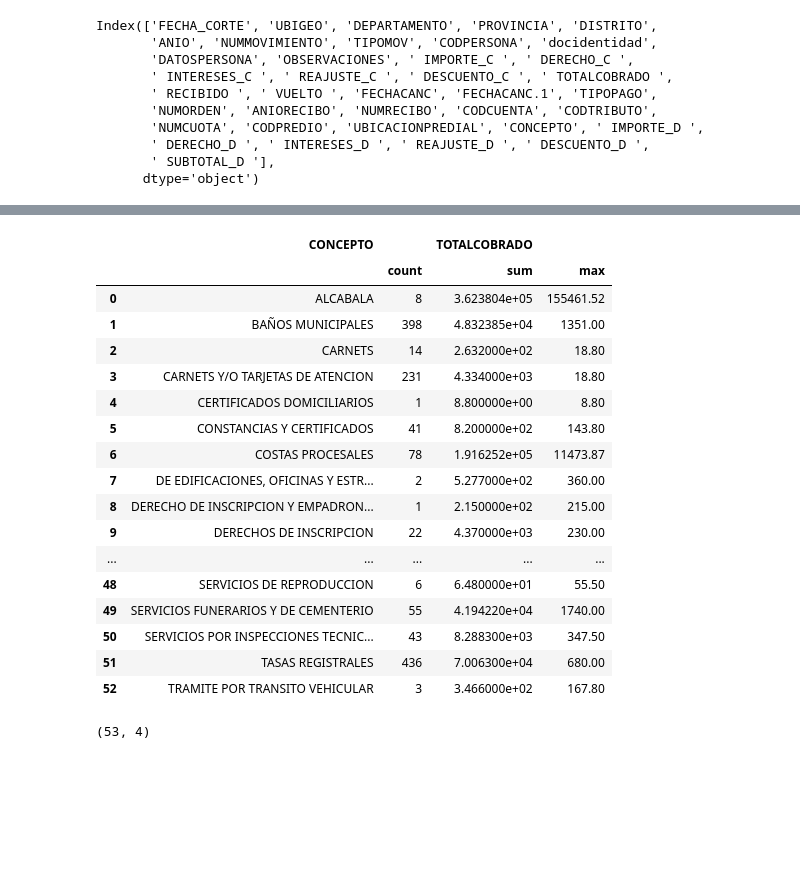
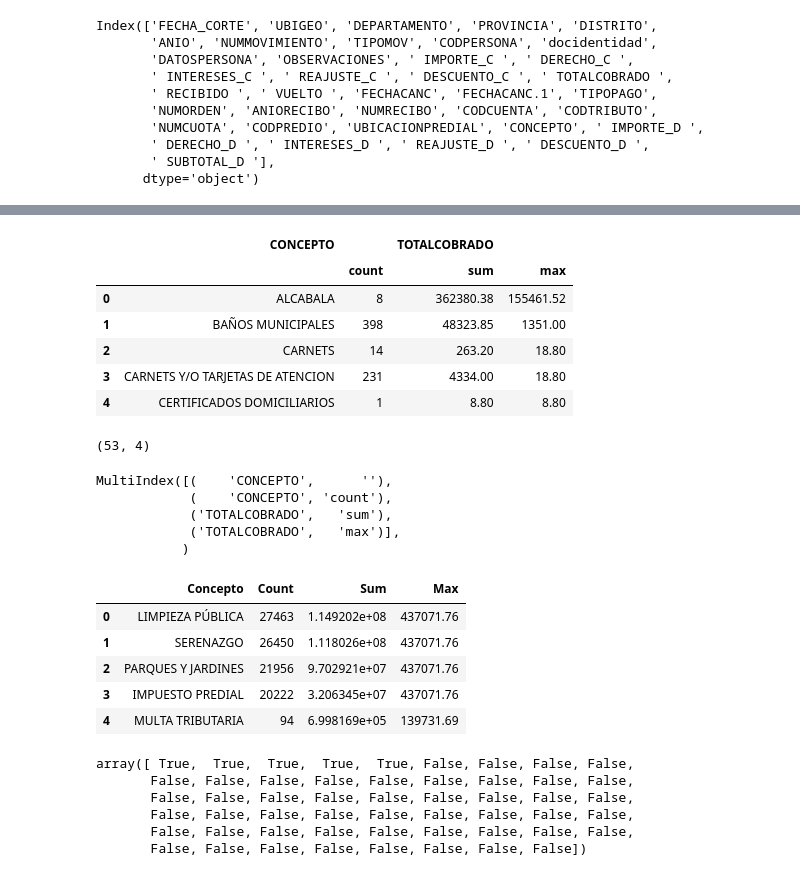
Before and after one commit to CVilaNet/RecaudacionMDP2022, a Jupyter notebook: RecaudacionMDP.ipynb, the cells around one changed output, grey strips where cells are left out. Cells and saved outputs as stored; diff of their text form; code cells hidden in the pictures; blank space fills up the shorter version.

Commit message:
Analyzing data

```diff
--- a/RecaudacionMDP.ipynb
+++ b/RecaudacionMDP.ipynb
@@ -90,28 +90,49 @@ memory usage: 29.5+ MB
 # %%
 dataContepto = df.groupby(['CONCEPTO']).agg({'CONCEPTO':'count',
                                              'TOTALCOBRADO':['sum', 'max']})
 dataContepto = dataContepto.reset_index()
-dataContepto
+dataContepto.head()
 # %% [output]
 |  | CONCEPTO |  | TOTALCOBRADO |  |
 |  |  | count | sum | max |
-| 0 | ALCABALA | 8 | 3.623804e+05 | 155461.52 |
-| 1 | BAÑOS MUNICIPALES | 398 | 4.832385e+04 | 1351.00 |
-| 2 | CARNETS | 14 | 2.632000e+02 | 18.80 |
-| 3 | CARNETS Y/O TARJETAS DE ATENCION | 231 | 4.334000e+03 | 18.80 |
-| 4 | CERTIFICADOS DOMICILIARIOS | 1 | 8.800000e+00 | 8.80 |
-| 5 | CONSTANCIAS Y CERTIFICADOS | 41 | 8.200000e+02 | 143.80 |
-| 6 | COSTAS PROCESALES | 78 | 1.916252e+05 | 11473.87 |
-| 7 | DE EDIFICACIONES, OFICINAS Y ESTR... | 2 | 5.277000e+02 | 360.00 |
-| 8 | DERECHO DE INSCRIPCION Y EMPADRON... | 1 | 2.150000e+02 | 215.00 |
-| 9 | DERECHOS DE INSCRIPCION | 22 | 4.370000e+03 | 230.00 |
-| ... | ... | ... | ... | ... |
-| 48 | SERVICIOS DE REPRODUCCION | 6 | 6.480000e+01 | 55.50 |
-| 49 | SERVICIOS FUNERARIOS Y DE CEMENTERIO | 55 | 4.194220e+04 | 1740.00 |
-| 50 | SERVICIOS POR INSPECCIONES TECNIC... | 43 | 8.288300e+03 | 347.50 |
-| 51 | TASAS REGISTRALES | 436 | 7.006300e+04 | 680.00 |
-| 52 | TRAMITE POR TRANSITO VEHICULAR | 3 | 3.466000e+02 | 167.80 |
+| 0 | ALCABALA | 8 | 362380.38 | 155461.52 |
+| 1 | BAÑOS MUNICIPALES | 398 | 48323.85 | 1351.00 |
+| 2 | CARNETS | 14 | 263.20 | 18.80 |
+| 3 | CARNETS Y/O TARJETAS DE ATENCION | 231 | 4334.00 | 18.80 |
+| 4 | CERTIFICADOS DOMICILIARIOS | 1 | 8.80 | 8.80 |
 # %%
 dataContepto.shape
 # %% [output]
 (53, 4)
+# %%
+dataContepto.columns
+# %% [output]
+MultiIndex([(    'CONCEPTO',      ''),
+            (    'CONCEPTO', 'count'),
+            ('TOTALCOBRADO',   'sum'),
+            ('TOTALCOBRADO',   'max')],
+           )
+# %%
+from tables import index
+headers = ['Concepto', 'Count', 'Sum', 'Max']
+dataContepto.columns = headers
+
+dataConteptoSortBySum = dataContepto.sort_values(by=['Sum'], ascending=False).reset_index().drop(['index'], axis=1)
+dataConteptoSortBySum.head()
+# %% [output]
+|  | Concepto | Count | Sum | Max |
+| 0 | LIMPIEZA PÚBLICA | 27463 | 1.149202e+08 | 437071.76 |
+| 1 | SERENAZGO | 26450 | 1.118026e+08 | 437071.76 |
+| 2 | PARQUES Y JARDINES | 21956 | 9.702921e+07 | 437071.76 |
+| 3 | IMPUESTO PREDIAL | 20222 | 3.206345e+07 | 437071.76 |
+| 4 | MULTA TRIBUTARIA | 94 | 6.998169e+05 | 139731.69 |
+# %%
+rango = dataConteptoSortBySum.index<5
+rango
+# %% [output]
+array([ True,  True,  True,  True,  True, False, False, False, False,
+       False, False, False, False, False, False, False, False, False,
+       False, False, False, False, False, False, False, False, False,
+       False, False, False, False, False, False, False, False, False,
+       False, False, False, False, False, False, False, False, False,
+       False, False, False, False, False, False, False, False])
```
Also changed, not shown: parts of 8 cells of this notebook.
